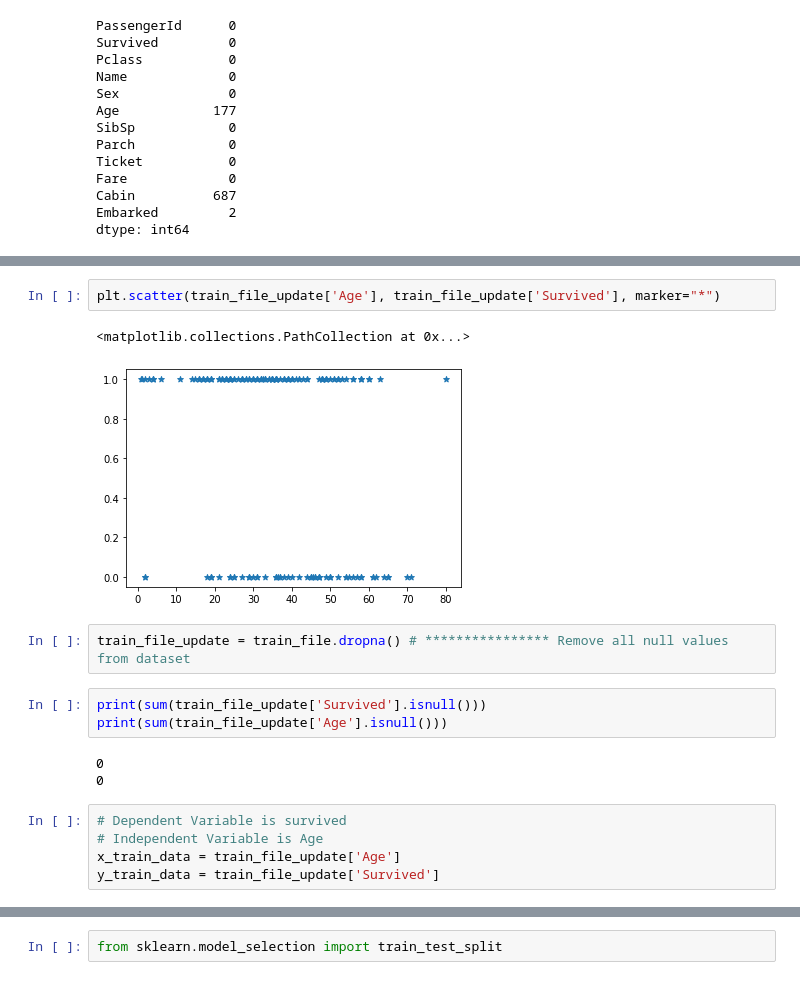
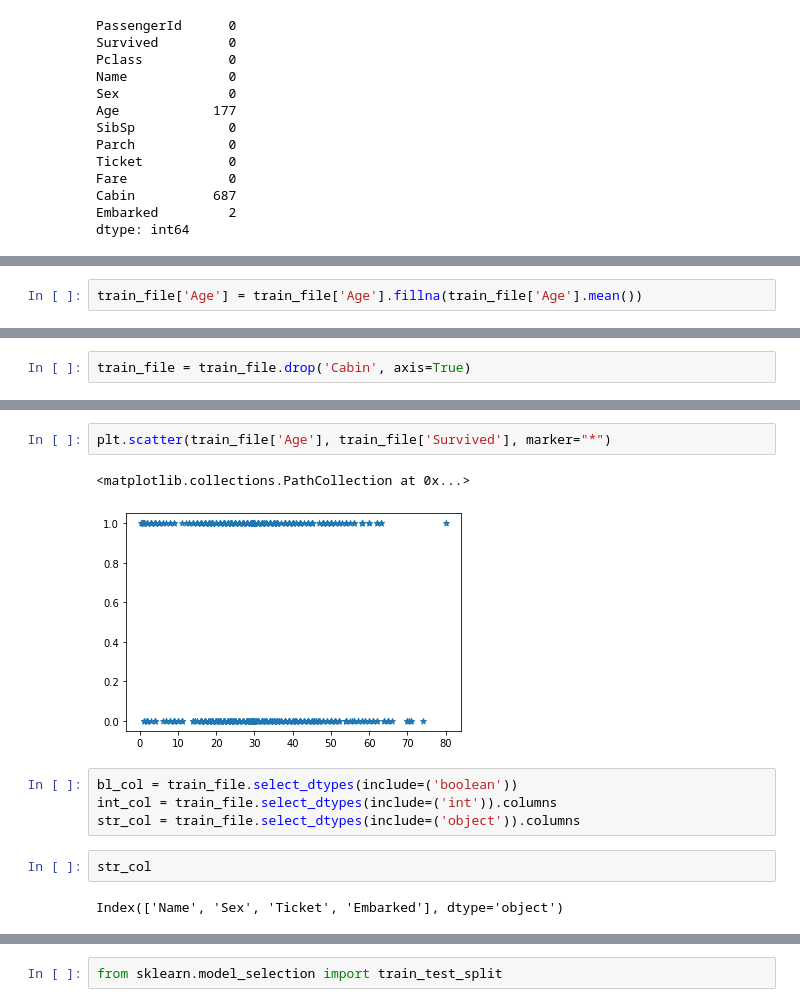
Before and after one commit to meeratif/techatif, a Jupyter notebook: titanic-simple-ml-model.ipynb, the cells around one changed output, grey strips where cells are left out. Saved outputs shown, nothing was run; the diff lists cells and outputs as text.

```diff
--- a/titanic-simple-ml-model.ipynb
+++ b/titanic-simple-ml-model.ipynb
@@ -180 +206,3 @@ dtype: int64
+# %%
+train_file['Age'] = train_file['Age'].fillna(train_file['Age'].mean())
 # %%
@@ -201,0 +213,2 @@ train_file_update = train_file.dropna() # **************** Remove all null value
+# %%
+train_file = train_file.drop('Cabin', axis=True)
@@ -202,18 +237,13 @@ train_file_update = train_file.dropna() # **************** Remove all null value
 # %%
-plt.scatter(train_file_update['Age'], train_file_update['Survived'], marker="*")
+plt.scatter(train_file['Age'], train_file['Survived'], marker="*")
 # %% [output]
 <matplotlib.collections.PathCollection at 0x...>
-[figure, old version]
+[figure, new version]
-# %%
-train_file_update = train_file.dropna() # **************** Remove all null values from dataset
-# %%
-print(sum(train_file_update['Survived'].isnull()))
-print(sum(train_file_update['Age'].isnull()))
-# %% [output]
-0
-0
-# %%
-# Dependent Variable is survived
-# Independent Variable is Age
-x_train_data = train_file_update['Age']
-y_train_data = train_file_update['Survived']
+# %%
+bl_col = train_file.select_dtypes(include=('boolean'))
+int_col = train_file.select_dtypes(include=('int')).columns
+str_col = train_file.select_dtypes(include=('object')).columns
+# %%
+str_col
+# %% [output]
+Index(['Name', 'Sex', 'Ticket', 'Embarked'], dtype='object')
```
Also changed, not shown: parts of 51 cells of this notebook.
